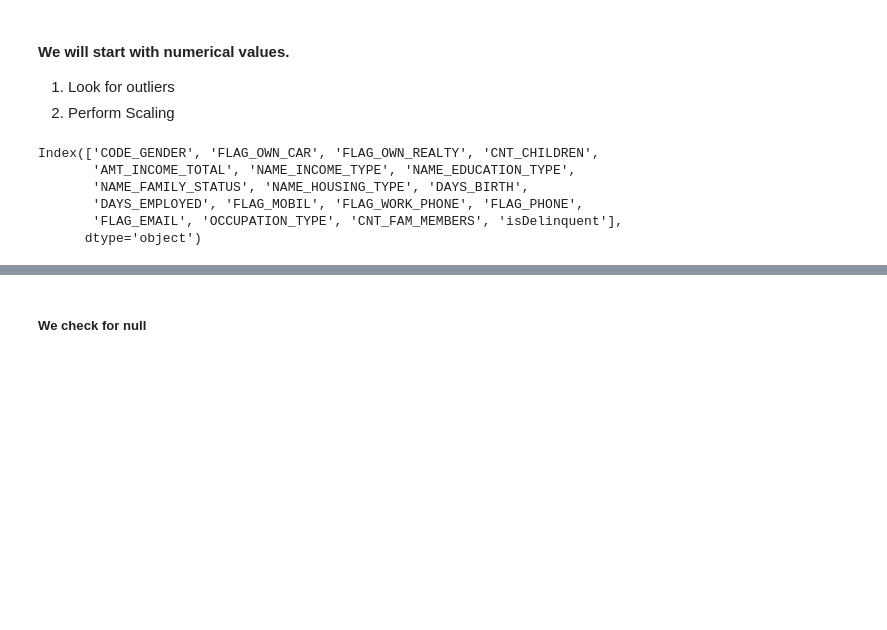
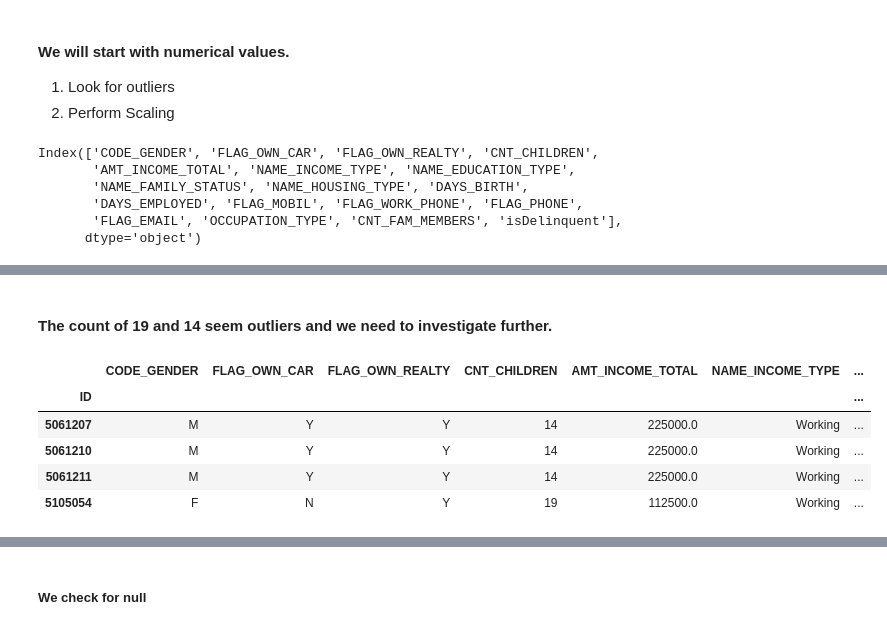
Before and after one commit to anusu90/CTR, a Jupyter notebook: CTR.ipynb, the cells around one changed output, grey strips where cells are left out. Saved outputs shown, nothing was run; the diff lists cells and outputs as text; code cells hidden in the pictures; blank space fills up the shorter version.

```diff
--- a/CTR.ipynb
+++ b/CTR.ipynb
@@ -162,0 +204,11 @@ sns.boxplot(data  = combined_df)
+# %% [markdown]
+#### The count of 19 and 14 seem outliers and we need to investigate further.
+# %%
+combined_df[combined_df.CNT_CHILDREN >=14]
+# %% [output]
+|  | CODE_GENDER | FLAG_OWN_CAR | FLAG_OWN_REALTY | CNT_CHILDREN | AMT_INCOME_TOTAL | NAME_INCOME_TYPE | ... |
+| ID |  |  |  |  |  |  | ... |
+| 5061207 | M | Y | Y | 14 | 225000.0 | Working | ... |
+| 5061210 | M | Y | Y | 14 | 225000.0 | Working | ... |
+| 5061211 | M | Y | Y | 14 | 225000.0 | Working | ... |
+| 5105054 | F | N | Y | 19 | 112500.0 | Working | ... |
```
Also changed, not shown: parts of 30 cells of this notebook, 3 other files.
